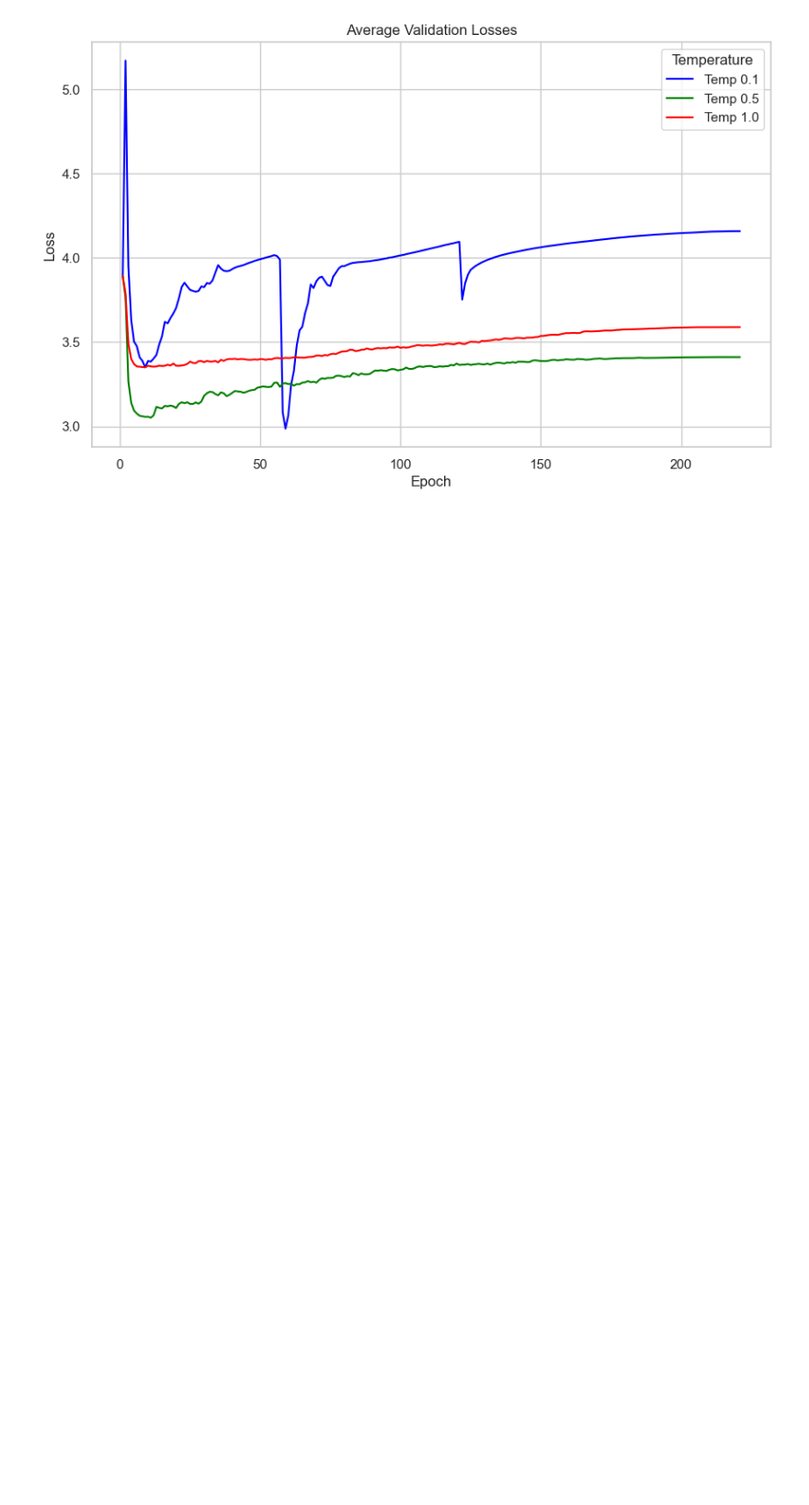
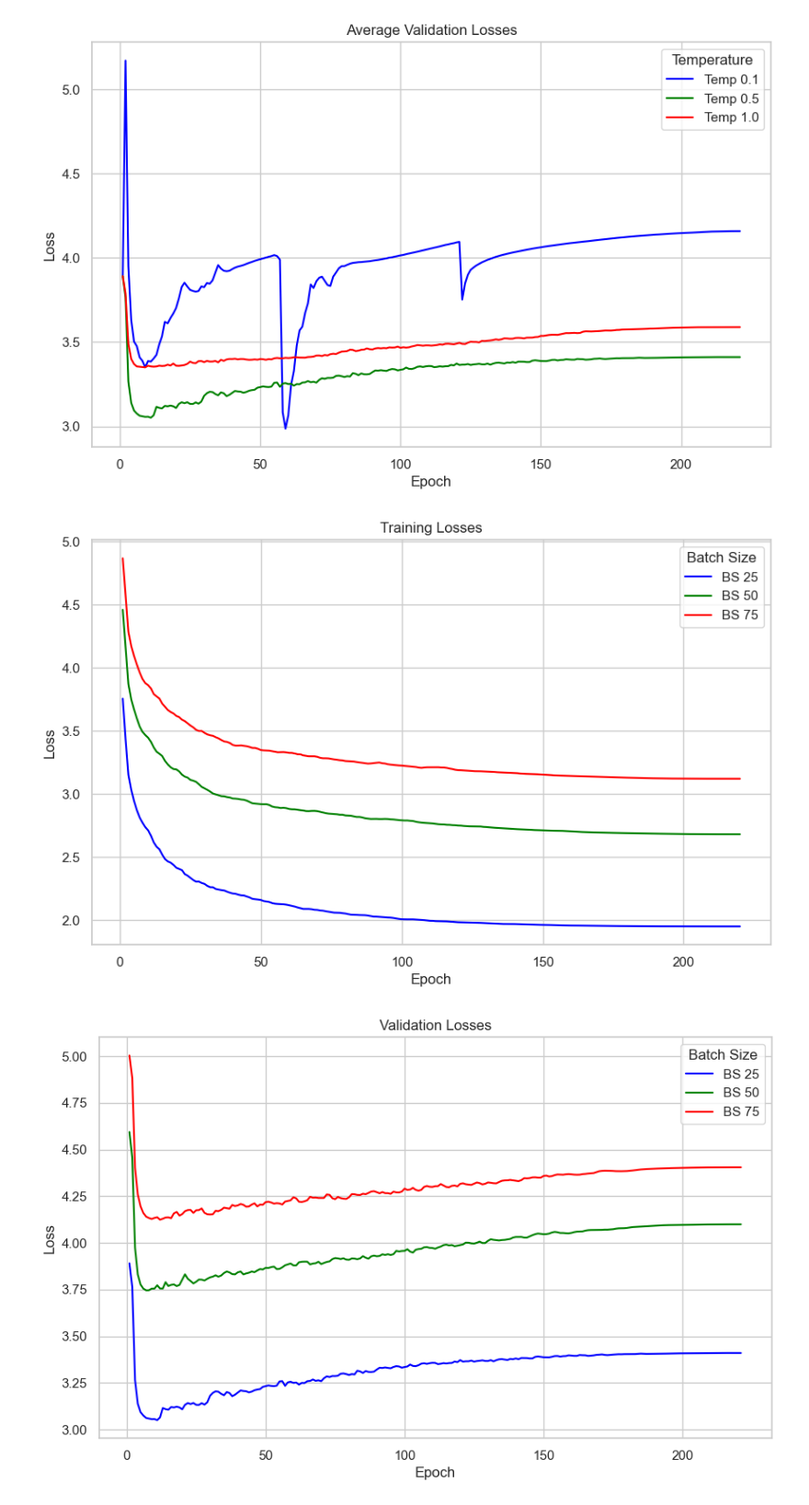
Before and after one commit to SZ-yang/SCSeq_LineageBarcoding, a Jupyter notebook: SCLineage_ConstrativeLearning/helper/loss_plot.ipynb, the cells around one changed output. Shown at 92% size. Cells and saved outputs as stored; diff of their text form; code cells hidden in the pictures; blank space fills up the shorter version.

```diff
--- a/SCLineage_ConstrativeLearning/helper/loss_plot.ipynb
+++ b/SCLineage_ConstrativeLearning/helper/loss_plot.ipynb
@@ -11,16 +11,23 @@ output_dir = "/Users/apple/Desktop/KB/SCSeq_LineageBarcoding2/SCSeq_LineageBarco
 TL_bs25_temp01 = np.load(input_dir+'/feat_414__bs25_temp0.1/train_losses_bs25_tau0.1.npy')
 TL_bs25_temp05 = np.load(input_dir+'/feat_414__bs25_temp0.5/train_losses_bs25_tau0.5.npy')
 TL_bs25_temp10 = np.load(input_dir+'/feat_414__bs25_temp1.0/train_losses_bs25_tau1.0.npy')
+TL_bs50_temp05 = np.load(input_dir+'/feat_414__bs50_temp0.5/train_losses_bs50_tau0.5.npy')
+TL_bs75_temp05 = np.load(input_dir+'/feat_414__bs75_temp0.5/train_losses_bs75_tau0.5.npy')
 
 # Load validation losses
 VL_bs25_temp01 = np.load(input_dir+'/feat_414__bs25_temp0.1/val_losses_bs25_tau0.1.npy')
 VL_bs25_temp05 = np.load(input_dir+'/feat_414__bs25_temp0.5/val_losses_bs25_tau0.5.npy')
 VL_bs25_temp10 = np.load(input_dir+'/feat_414__bs25_temp1.0/val_losses_bs25_tau1.0.npy')
+VL_bs50_temp05 = np.load(input_dir+'/feat_414__bs50_temp0.5/val_losses_bs50_tau0.5.npy')
+VL_bs75_temp05 = np.load(input_dir+'/feat_414__bs75_temp0.5/val_losses_bs75_tau0.5.npy')
+
 
 # Load average validation losses
 avgVL_bs25_temp01 = np.load(input_dir+'/feat_414__bs25_temp0.1/avg_val_losses_bs25_tau0.1.npy')
 avgVL_bs25_temp05 = np.load(input_dir+'/feat_414__bs25_temp0.5/avg_val_losses_bs25_tau0.5.npy')
 avgVL_bs25_temp10 = np.load(input_dir+'/feat_414__bs25_temp1.0/avg_val_losses_bs25_tau1.0.npy')
+avgVL_bs50_temp05 = np.load(input_dir+'/feat_414__bs50_temp0.5/avg_val_losses_bs50_tau0.5.npy')
+avgVL_bs75_temp05 = np.load(input_dir+'/feat_414__bs75_temp0.5/avg_val_losses_bs75_tau0.5.npy')
 # %%
 TL_bs25_temp01[190:,]
 # %% [output]
@@ -82,3 +87,54 @@ plot_loss_data(
 [figure]
 [figure]
 [figure]
+# %%
+# Color mapping
+color_map = {
+    'BS 25': 'blue',
+    'BS 50': 'green',
+    'BS 75': 'red'
+}
+
+# Plotting function
+def plot_loss_data(loss_data, labels, title, filename):
+    plt.figure(figsize=(10, 6))
+    sns.set(style="whitegrid")
+    epochs = range(1, len(loss_data[0]) + 1)
+    for data, label in zip(loss_data, labels):
+        sns.lineplot(x=epochs, y=data, label=label, color=color_map[label])  # Apply color mapping
+    plt.title(title)
+    plt.xlabel('Epoch')
+    plt.ylabel('Loss')
+    plt.legend(title='Batch Size')
+    plt.savefig(f"{output_dir}/{filename}.png")
+    plt.show()
+    plt.close()
+
+# Plot training losses
+plot_loss_data(
+    [TL_bs25_temp05, TL_bs50_temp05, TL_bs75_temp05],
+    ['BS 25', 'BS 50','BS 75'],
+    'Training Losses',
+    'bs_training_losses'
+)
+
+
+
+# Plot validation losses
+plot_loss_data(
+    [VL_bs25_temp05, VL_bs50_temp05, VL_bs75_temp05],
+    ['BS 25', 'BS 50','BS 75'],
+    'Validation Losses',
+    'bs_validation_losses'
+)
+
+# Plot average validation losses
+plot_loss_data(
+    [avgVL_bs25_temp05, avgVL_bs50_temp05, avgVL_bs75_temp05],
+    ['BS 25', 'BS 50','BS 75'],
+    'Average Validation Losses',
+    'bs_avg_validation_losses'
+)
+# %% [output]
+[figure, added]
+[figure, added]
```
Also changed, not shown: parts of 2 cells of this notebook, 21 other files.
